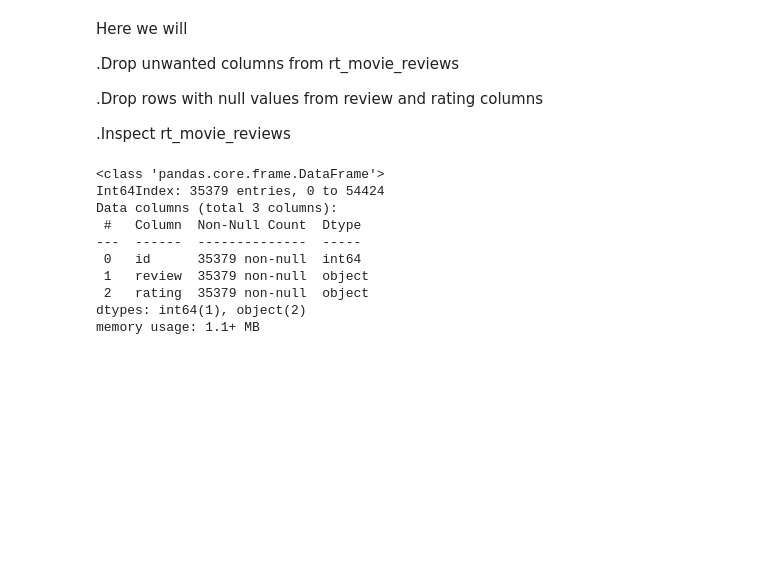
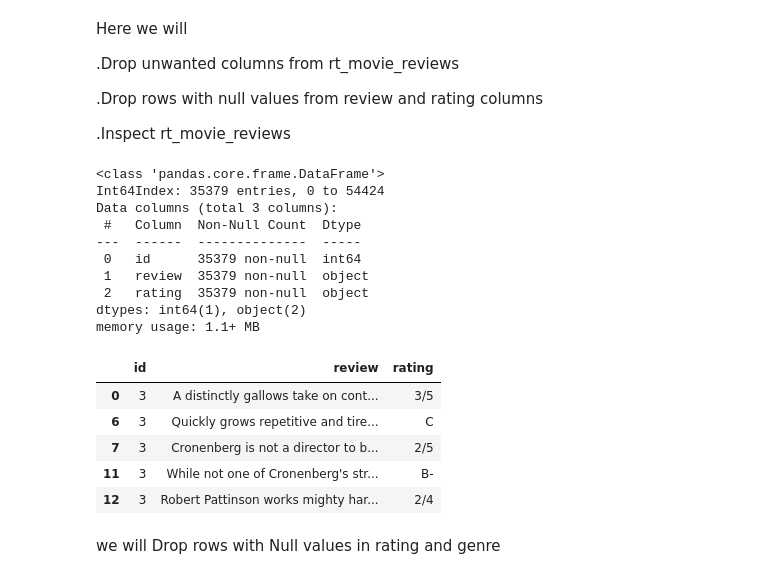
Before and after one commit to KeruboJ/dsc-phase-1-project-v2-4, a Jupyter notebook: student.ipynb, the cells around one changed output. Saved outputs shown, nothing was run; the diff lists cells and outputs as text; code cells hidden in the pictures; blank space fills up the shorter version.

```diff
--- a/student.ipynb
+++ b/student.ipynb
@@ -471,3 +471,15 @@ Data columns (total 3 columns):
  2   rating  35379 non-null  object
 dtypes: int64(1), object(2)
 memory usage: 1.1+ MB
+# %%
+rt_movie_reviews.head()
+# %% [output]
+|  | id | review | rating |
+| 0 | 3 | A distinctly gallows take on cont... | 3/5 |
+| 6 | 3 | Quickly grows repetitive and tire... | C |
+| 7 | 3 | Cronenberg is not a director to b... | 2/5 |
+| 11 | 3 | While not one of Cronenberg's str... | B- |
+| 12 | 3 | Robert Pattinson works mighty har... | 2/4 |
+# %% [markdown]
+
+we will Drop rows with Null values in rating and genre
```
Also changed, not shown: parts of 2 cells of this notebook.
